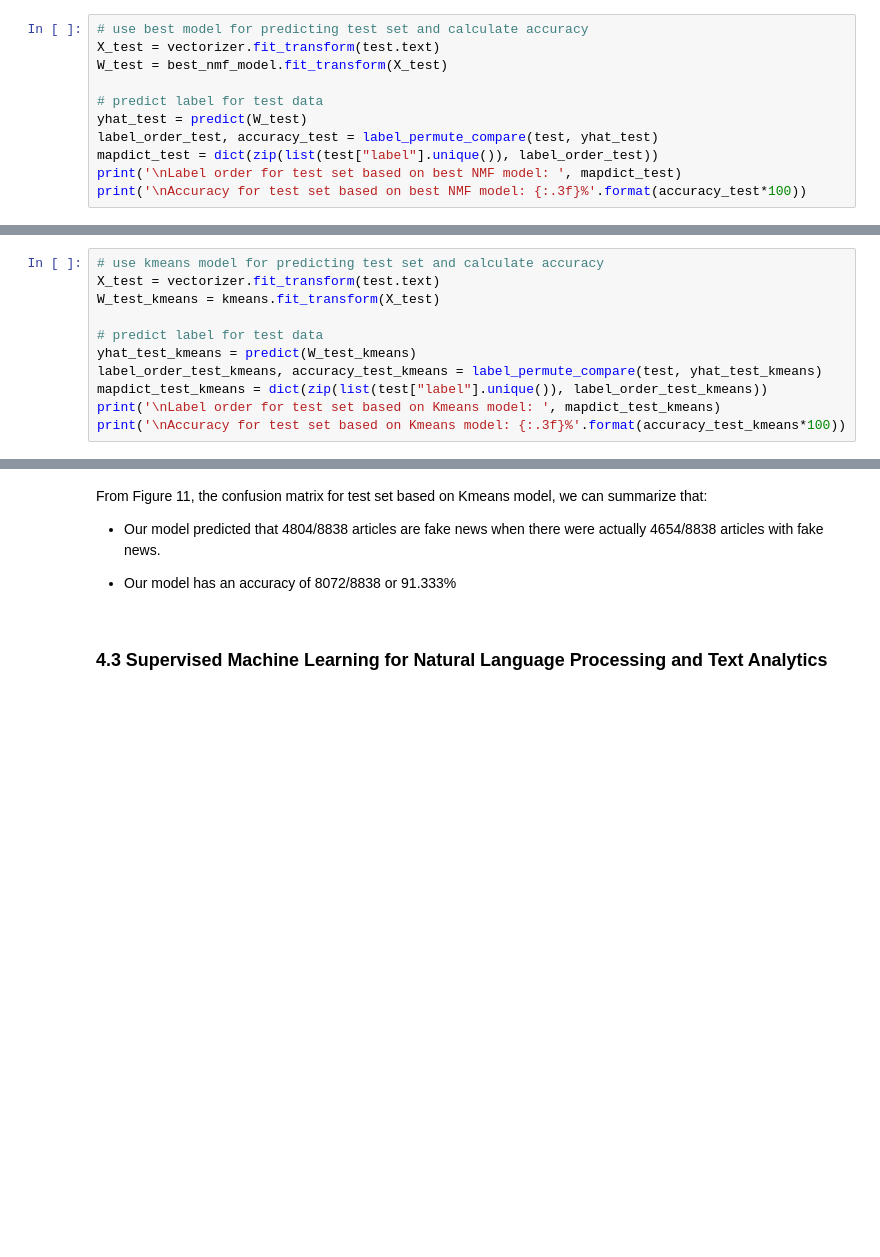
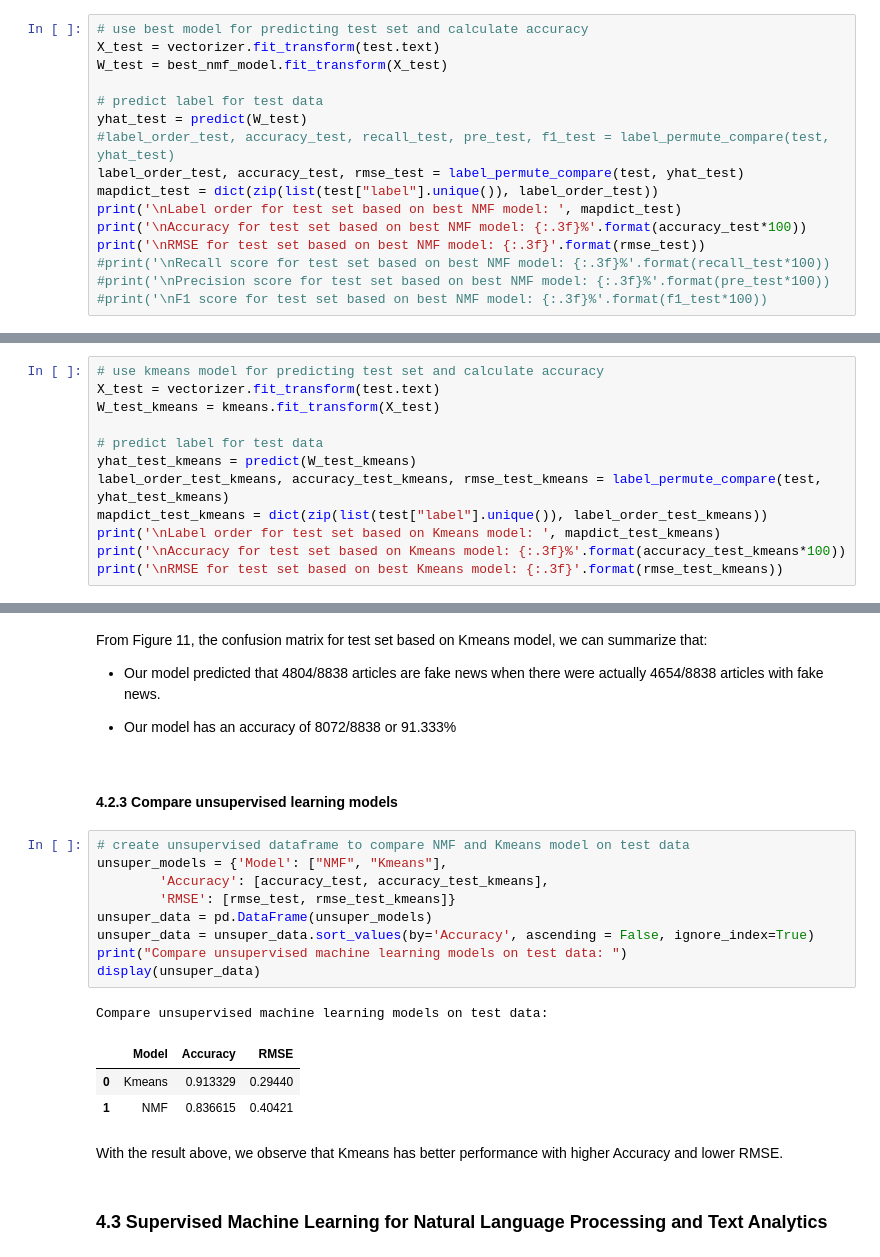
Before and after one commit to thuylinh225/Fake-News-Detection, a Jupyter notebook: Final_Project_Fake_News.ipynb, the cells around one changed output, grey strips where cells are left out. Saved outputs shown, nothing was run; the diff lists cells and outputs as text; blank space fills up the shorter version.

```diff
--- a/Final_Project_Fake_News.ipynb
+++ b/Final_Project_Fake_News.ipynb
@@ -682,10 +694,15 @@ W_test = best_nmf_model.fit_transform(X_test)
 
 # predict label for test data
 yhat_test = predict(W_test)
-label_order_test, accuracy_test = label_permute_compare(test, yhat_test)
+#label_order_test, accuracy_test, recall_test, pre_test, f1_test = label_permute_compare(test, yhat_test)
+label_order_test, accuracy_test, rmse_test = label_permute_compare(test, yhat_test)
 mapdict_test = dict(zip(list(test["label"].unique()), label_order_test))
 print('\nLabel order for test set based on best NMF model: ', mapdict_test)
 print('\nAccuracy for test set based on best NMF model: {:.3f}%'.format(accuracy_test*100))
+print('\nRMSE for test set based on best NMF model: {:.3f}'.format(rmse_test))
+#print('\nRecall score for test set based on best NMF model: {:.3f}%'.format(recall_test*100))
+#print('\nPrecision score for test set based on best NMF model: {:.3f}%'.format(pre_test*100))
+#print('\nF1 score for test set based on best NMF model: {:.3f}%'.format(f1_test*100))
 # %% [output]
 Label order for test set based on best NMF model:  {'fake': 0, 'true': 1}
 
@@ -728,10 +747,11 @@ W_test_kmeans = kmeans.fit_transform(X_test)
 
 # predict label for test data
 yhat_test_kmeans = predict(W_test_kmeans)
-label_order_test_kmeans, accuracy_test_kmeans = label_permute_compare(test, yhat_test_kmeans)
+label_order_test_kmeans, accuracy_test_kmeans, rmse_test_kmeans = label_permute_compare(test, yhat_test_kmeans)
 mapdict_test_kmeans = dict(zip(list(test["label"].unique()), label_order_test_kmeans))
 print('\nLabel order for test set based on Kmeans model: ', mapdict_test_kmeans)
 print('\nAccuracy for test set based on Kmeans model: {:.3f}%'.format(accuracy_test_kmeans*100))
+print('\nRMSE for test set based on best Kmeans model: {:.3f}'.format(rmse_test_kmeans))
 # %% [output]
 Label order for test set based on Kmeans model:  {'fake': 0, 'true': 1}
 
@@ -755,6 +777,24 @@ From Figure 11, the confusion matrix for test set based on Kmeans model, we can
 + Our model predicted that 4804/8838 articles are fake news when there were actually 4654/8838 articles with fake news.
 
 + Our model has an accuracy of 8072/8838 or 91.333%
+# %% [markdown]
+####  4.2.3 Compare unsupervised learning models
+# %%
+# create unsupervised dataframe to compare NMF and Kmeans model on test data
+unsuper_models = {'Model': ["NMF", "Kmeans"],
+        'Accuracy': [accuracy_test, accuracy_test_kmeans],
+        'RMSE': [rmse_test, rmse_test_kmeans]}
+unsuper_data = pd.DataFrame(unsuper_models)
+unsuper_data = unsuper_data.sort_values(by='Accuracy', ascending = False, ignore_index=True)
+print("Compare unsupervised machine learning models on test data: ")
+display(unsuper_data)
+# %% [output]
+Compare unsupervised machine learning models on test data:
+|  | Model | Accuracy | RMSE |
+| 0 | Kmeans | 0.913329 | 0.29440 |
+| 1 | NMF | 0.836615 | 0.40421 |
+# %% [markdown]
+With the result above, we observe that Kmeans has better performance with higher Accuracy and lower RMSE.
 # %% [markdown]
 ### 4.3 Supervised Machine Learning for Natural Language Processing and Text Analytics
 # %% [markdown]
```
Also changed, not shown: parts of 23 cells of this notebook, 1 other file.
